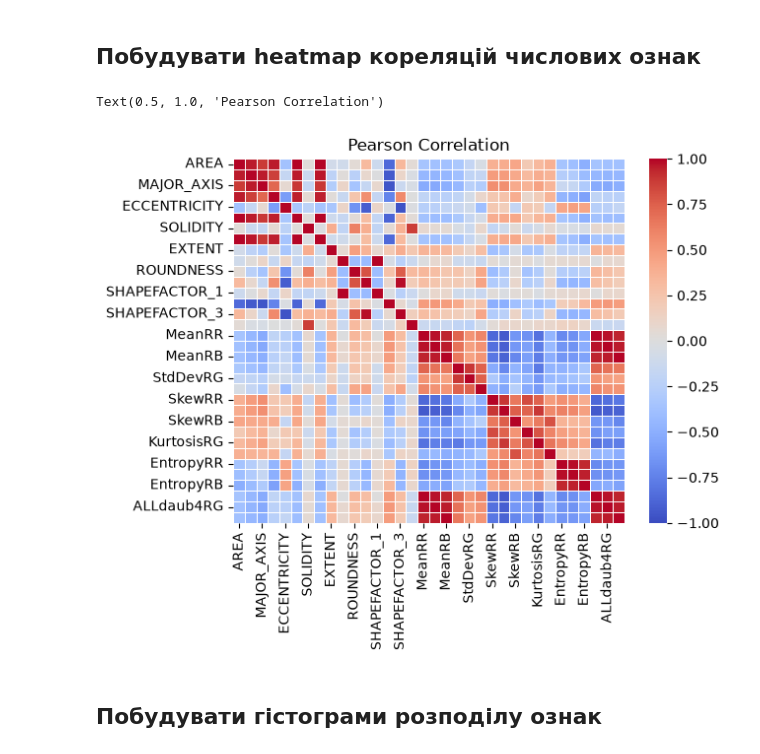
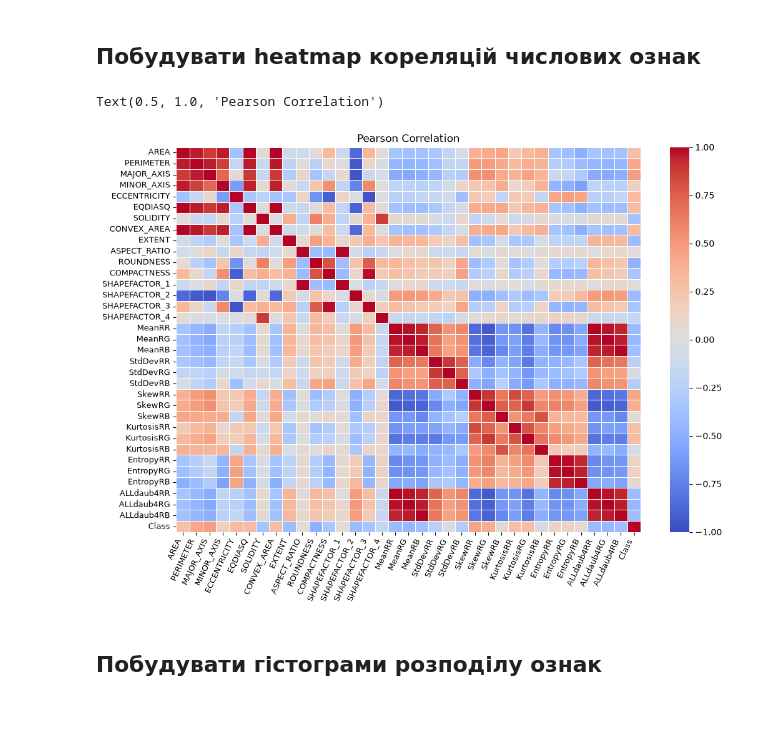
Before and after one commit to KPI-FTI-MMDA-Klymentiev/IntelligentDataAnalysis, a Jupyter notebook: labs/lab1/lab1.ipynb, the cells around one changed output. Drawn from its saved outputs; the diff is of its cells as text; code cells hidden in the pictures; blank space fills up the shorter version.

```diff
--- a/labs/lab1/lab1.ipynb
+++ b/labs/lab1/lab1.ipynb
@@ -140,18 +140,28 @@ print(target.unique().tolist(), np.unique(target_encoded))
 # %% [markdown]
 ## Побудувати heatmap кореляцій числових ознак
 # %%
-corr_matrix = features.corr()
+plt.figure(figsize=(12, 8))
+
+corr_df = features.copy()
+corr_df[target_name] = target_encoded
+
+corr_matrix = corr_df.corr()
+# corr_matrix = (features + target_encoded).corr()
 sns.heatmap(
     corr_matrix,
     cmap='coolwarm',
     vmin=-1,
     vmax=1,
     linewidths=0.5,
+    xticklabels=True,
+    yticklabels=True
 )
+plt.xticks(rotation=65, ha='right', fontsize=9)
+plt.yticks(rotation=0, fontsize=9)
 plt.title('Pearson Correlation')
 # %% [output]
 Text(0.5, 1.0, 'Pearson Correlation')
-[figure, old version]
+[figure, new version]
 # %% [markdown]
 ## Побудувати гістограми розподілу ознак
 # %%
```
Also changed, not shown: parts of 2 cells of this notebook.
